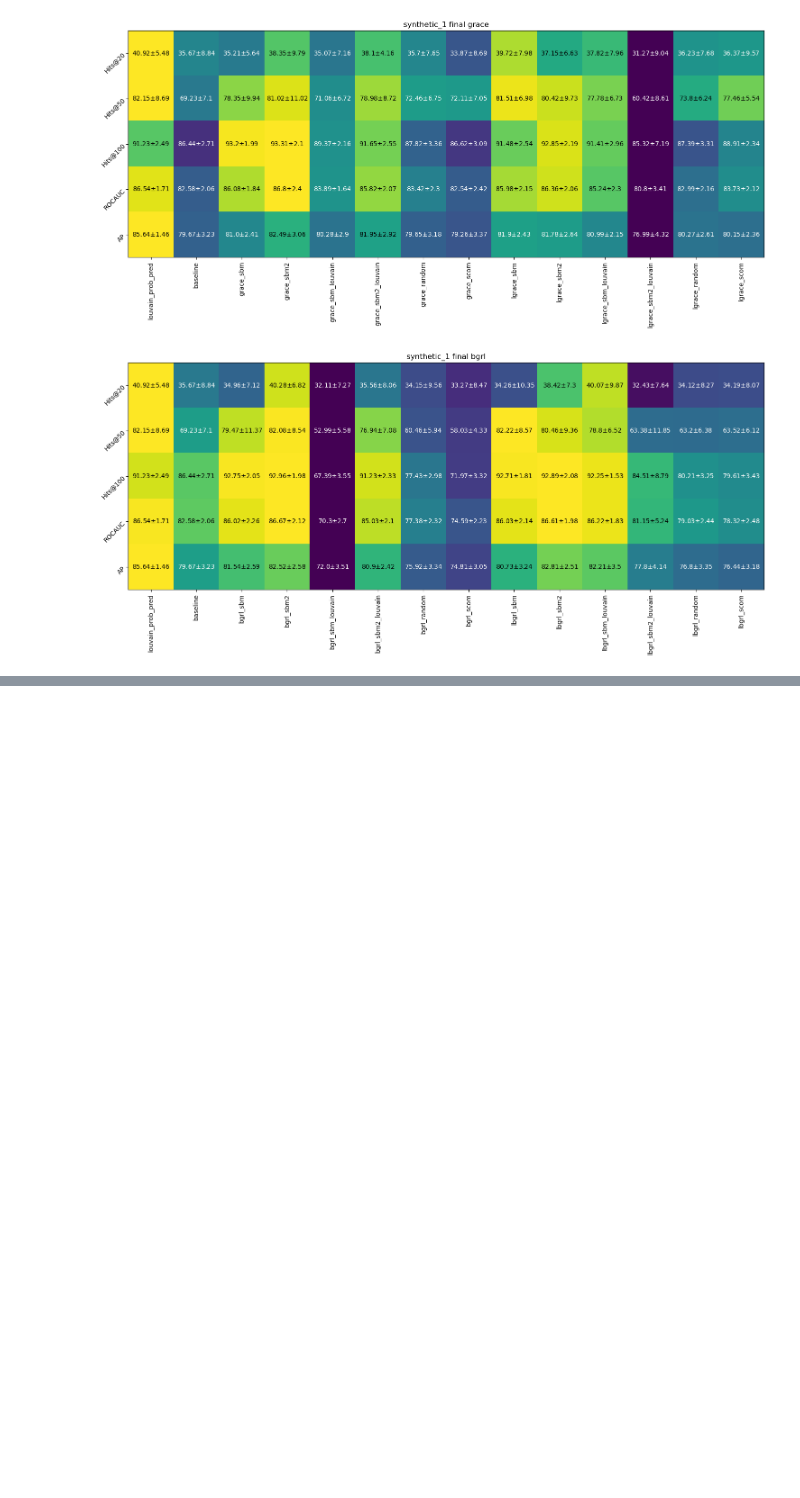
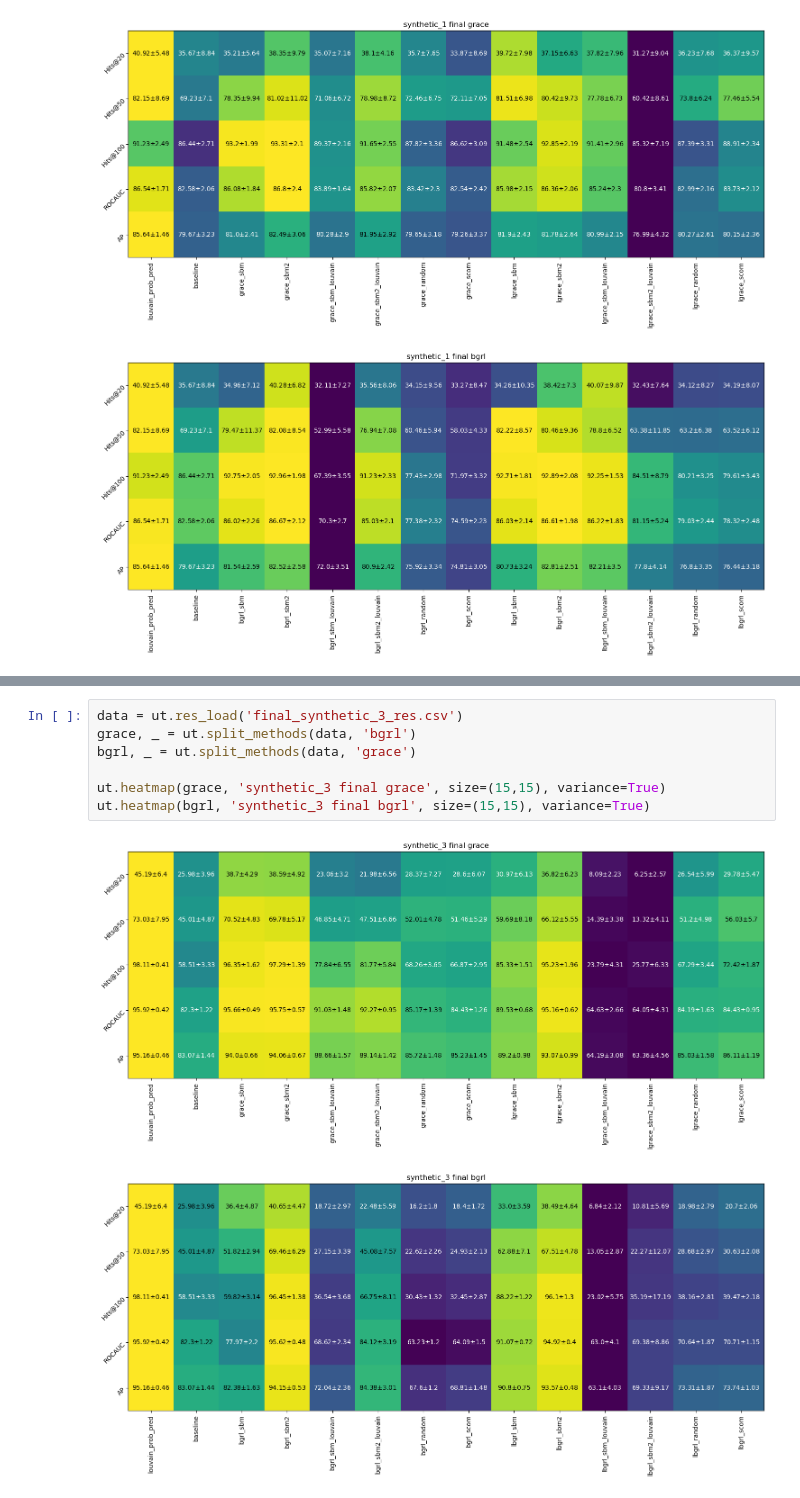
Before and after one commit to valentincuzin/GCL-Link-Prediction, a Jupyter notebook: New/output/synthetic_analysis.ipynb, the cells around one changed output, grey strips where cells are left out. Saved outputs shown, nothing was run; the diff lists cells and outputs as text; blank space fills up the shorter version.

```diff
--- a/New/output/synthetic_analysis.ipynb
+++ b/New/output/synthetic_analysis.ipynb
@@ -19,0 +30,10 @@ ut.heatmap(bgrl, 'synthetic_1 final bgrl', size=(15,15), variance=True)
+# %%
+data = ut.res_load('final_synthetic_3_res.csv')
+grace, _ = ut.split_methods(data, 'bgrl')
+bgrl, _ = ut.split_methods(data, 'grace')
+
+ut.heatmap(grace, 'synthetic_3 final grace', size=(15,15), variance=True)
+ut.heatmap(bgrl, 'synthetic_3 final bgrl', size=(15,15), variance=True)
+# %% [output]
+[figure, added]
+[figure, added]
```
Also changed, not shown: parts of 1 cell of this notebook, 12 other files.
